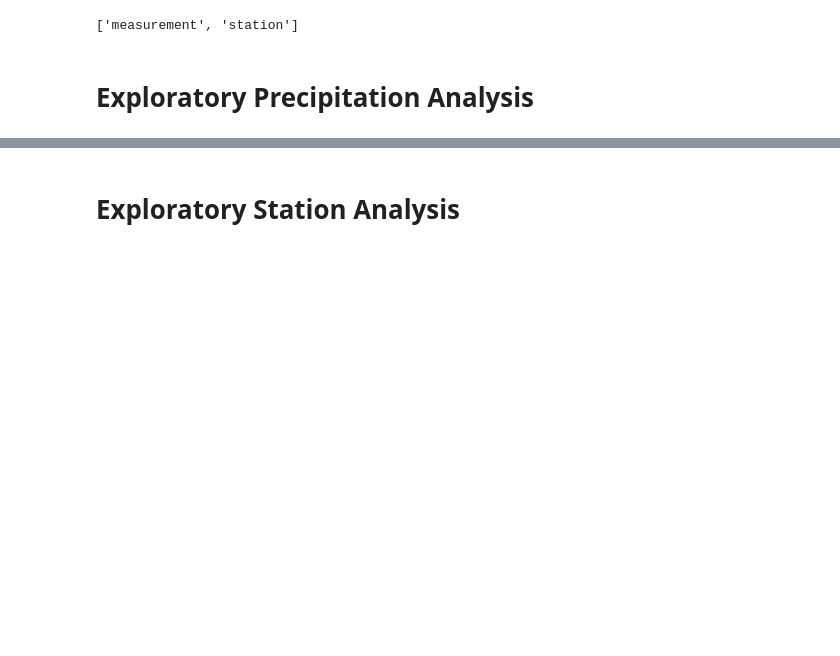
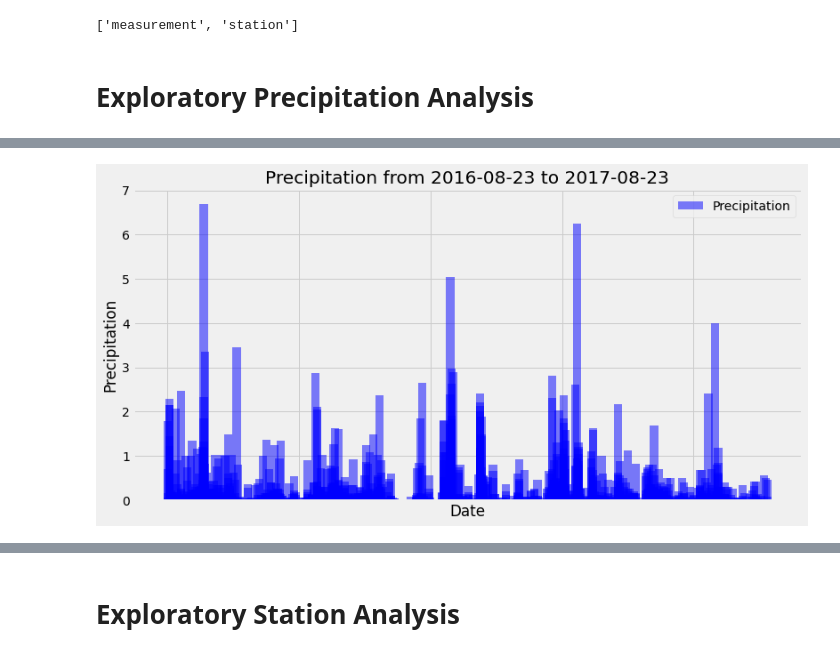
Before and after one commit to samuelje/sqlalchemy-challenge, a Jupyter notebook: climate_starter.ipynb, the cells around one changed output, grey strips where cells are left out. Cells and saved outputs as stored; diff of their text form; code cells hidden in the pictures; blank space fills up the shorter version.

```diff
--- a/climate_starter.ipynb
+++ b/climate_starter.ipynb
@@ -45,0 +80,5 @@ session = Session(engine)
+# %%
+# Find the most recent date in the data set.
+earlieststr = session.query(Measurement.date).order_by(Measurement.date).first()
+lateststr = session.query(Measurement.date).order_by(Measurement.date.desc()).first()
+print(f"Earliest: {earlieststr[0]}, Latest: {lateststr[0]}")
@@ -46,17 +87,21 @@ session = Session(engine)
 # %%
 # Design a query to retrieve the last 12 months of precipitation data and plot the results.
 # Starting from the most recent data point in the database.
+recentdate = dt.datetime.strptime(lateststr[0], '%Y-%m-%d')
 
 # Calculate the date one year from the last date in data set.
-
+querydate = dt.date(recentdate.year -1, recentdate.month, recentdate.day)
+querydate
 
 # Perform a query to retrieve the data and precipitation scores
-
+sel = [Measurement.date, Measurement.prcp]
+queryresult = session.query(*sel).filter(Measurement.date >= querydate).all()
 
 # Save the query results as a Pandas DataFrame and set the index to the date column
-
+precipitation_df = pd.DataFrame(queryresult, columns=['Date', 'Precipitation'])
 
 # Sort the dataframe by date
-
-
-# Use Pandas Plotting with Matplotlib to plot the data
+precipitation_df = precipitation_df.dropna(how='any')
+precipitation_df = precipitation_df.sort_values(["Date"], ascending=True)
+precipitation_df = precipitation_df.set_index("Date")
+precipitation_df.head()
@@ -63,2 +116,26 @@ session = Session(engine)
+# %%
+# Use Pandas Plotting with Matplotlib to plot the data
+x = precipitation_df.index.tolist()
+y = precipitation_df['Precipitation'].tolist()
+
+plt.figure(figsize= (12,6))
+plt.bar(x,y,width = 5, color='b', alpha=0.5, align="center", label='Precipitation')
+plt.tick_params(
+    axis='x',
+    which='both',
+    bottom=False,
+    top=False,
+    labelbottom=False)
+major_ticks = np.arange(0,400,80)
+plt.xticks(major_ticks)
+
+plt.title(f"Precipitation from {querydate} to {lateststr[0]}")
+plt.xlabel("Date")
+plt.ylabel("Precipitation")
+plt.grid(which='major', axis='both', linestyle='-')
+plt.legend()
+plt.show()
+# %% [output]
+[figure, added]
 # %%
 # Use Pandas to calcualte the summary statistics for the precipitation data
```
Also changed, not shown: parts of 12 cells of this notebook.
